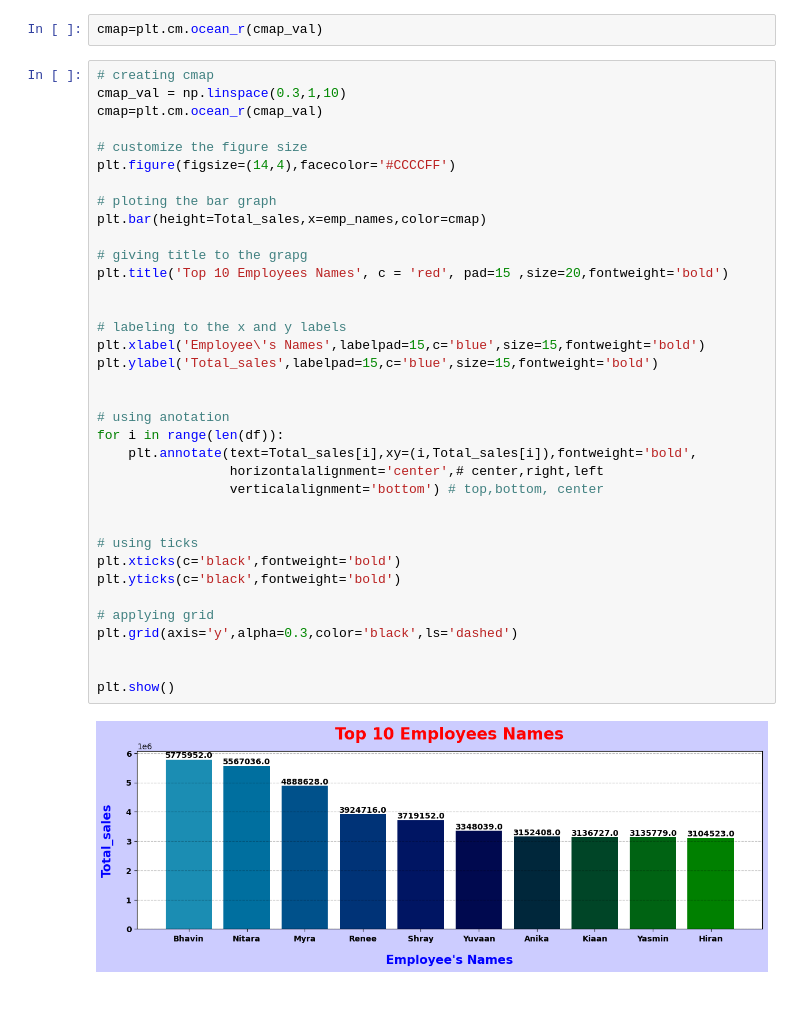
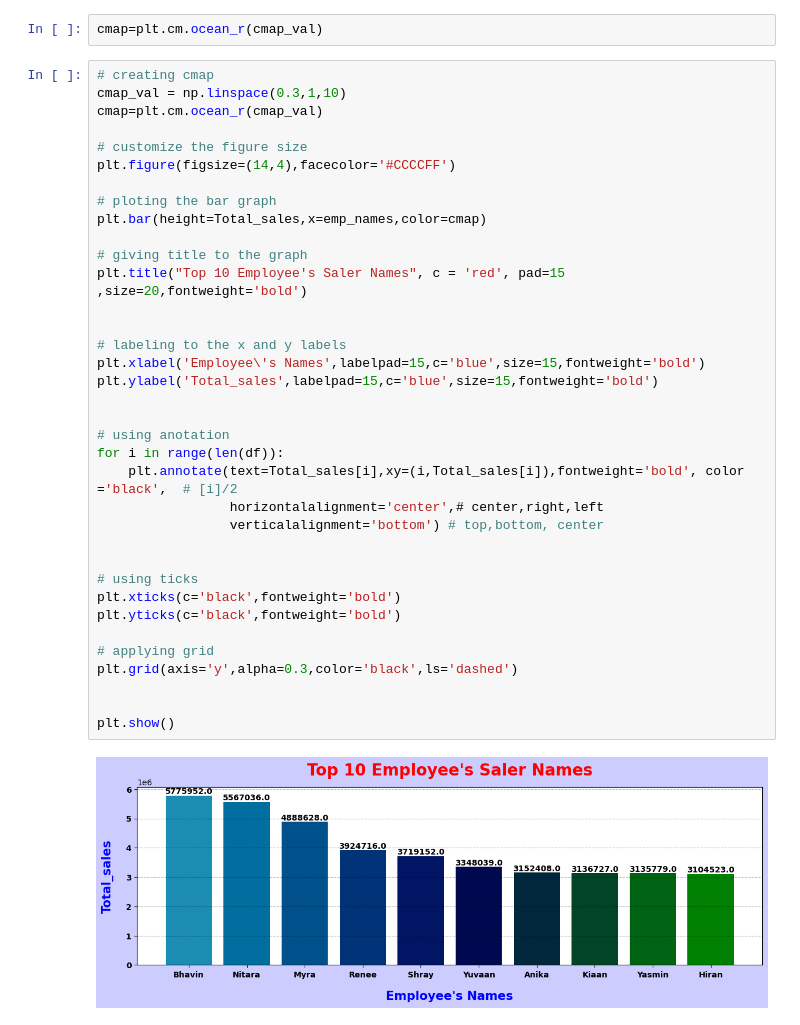
Before and after one commit to MolyaRoshida03/ecommerce_analysis, a Jupyter notebook: SwiftMarket.ipynb, the cells around one changed output. Drawn from its saved outputs; the diff is of its cells as text.

```diff
--- a/SwiftMarket.ipynb
+++ b/SwiftMarket.ipynb
@@ -289,34 +291,34 @@ cmap=plt.cm.ocean_r(cmap_val)
 
 # customize the figure size
 plt.figure(figsize=(14,4),facecolor='#CCCCFF')
 
 # ploting the bar graph
 plt.bar(height=Total_sales,x=emp_names,color=cmap)
 
-# giving title to the grapg
-plt.title('Top 10 Employees Names', c = 'red', pad=15 ,size=20,fontweight='bold')
+# giving title to the graph
+plt.title("Top 10 Employee's Saler Names", c = 'red', pad=15 ,size=20,fontweight='bold')
 
 
 # labeling to the x and y labels
 plt.xlabel('Employee\'s Names',labelpad=15,c='blue',size=15,fontweight='bold')
 plt.ylabel('Total_sales',labelpad=15,c='blue',size=15,fontweight='bold')
 
 
 # using anotation
 for i in range(len(df)):
-    plt.annotate(text=Total_sales[i],xy=(i,Total_sales[i]),fontweight='bold',
+    plt.annotate(text=Total_sales[i],xy=(i,Total_sales[i]),fontweight='bold', color ='black',  # [i]/2
                  horizontalalignment='center',# center,right,left
                  verticalalignment='bottom') # top,bottom, center
 
 
 # using ticks
 plt.xticks(c='black',fontweight='bold')
 plt.yticks(c='black',fontweight='bold')
 
 # applying grid
 plt.grid(axis='y',alpha=0.3,color='black',ls='dashed')
 
 
 plt.show()
 # %% [output]
-[figure, old version]
+[figure, new version]
```
Also changed, not shown: parts of 1 cell of this notebook, 1 other file.
